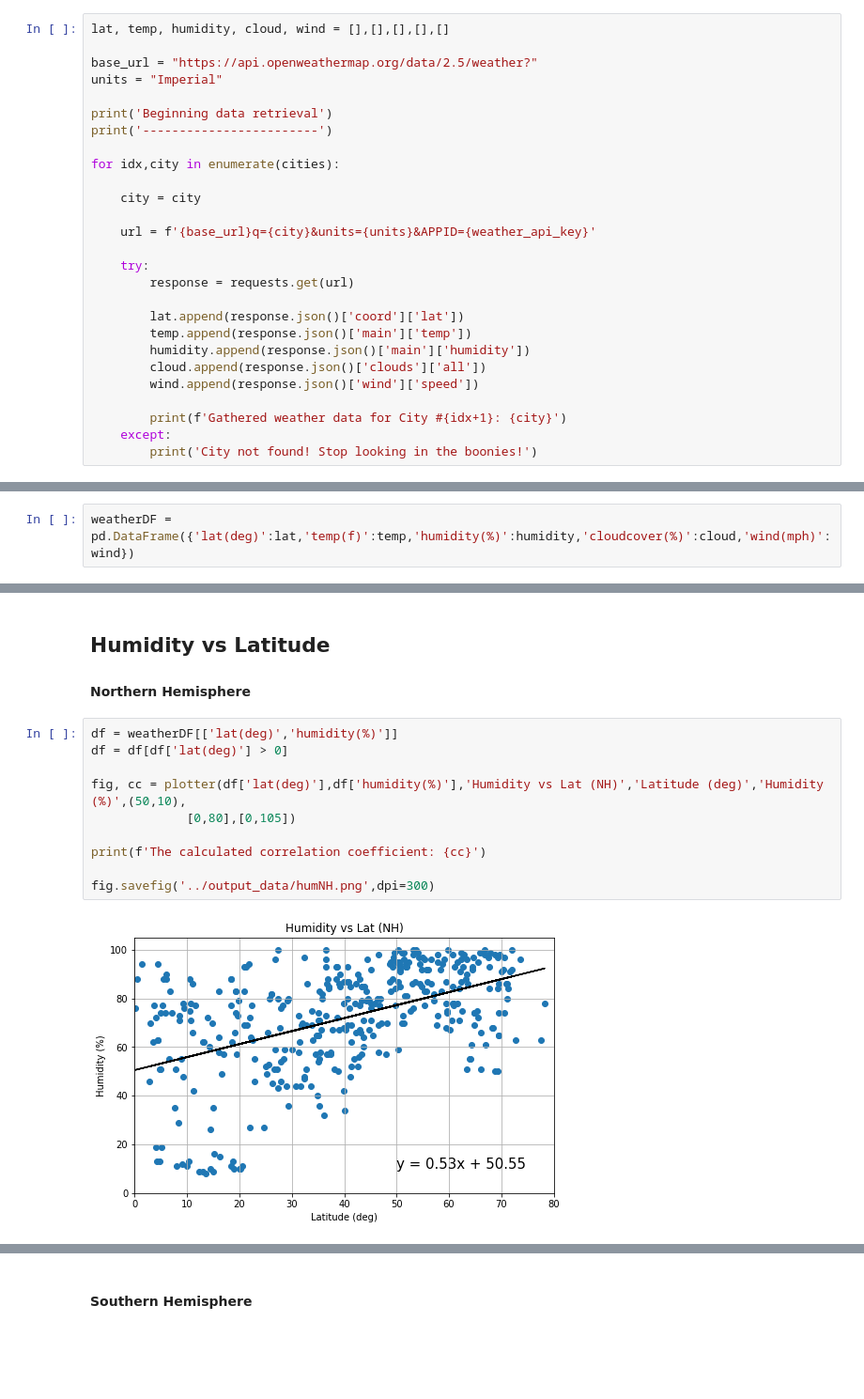
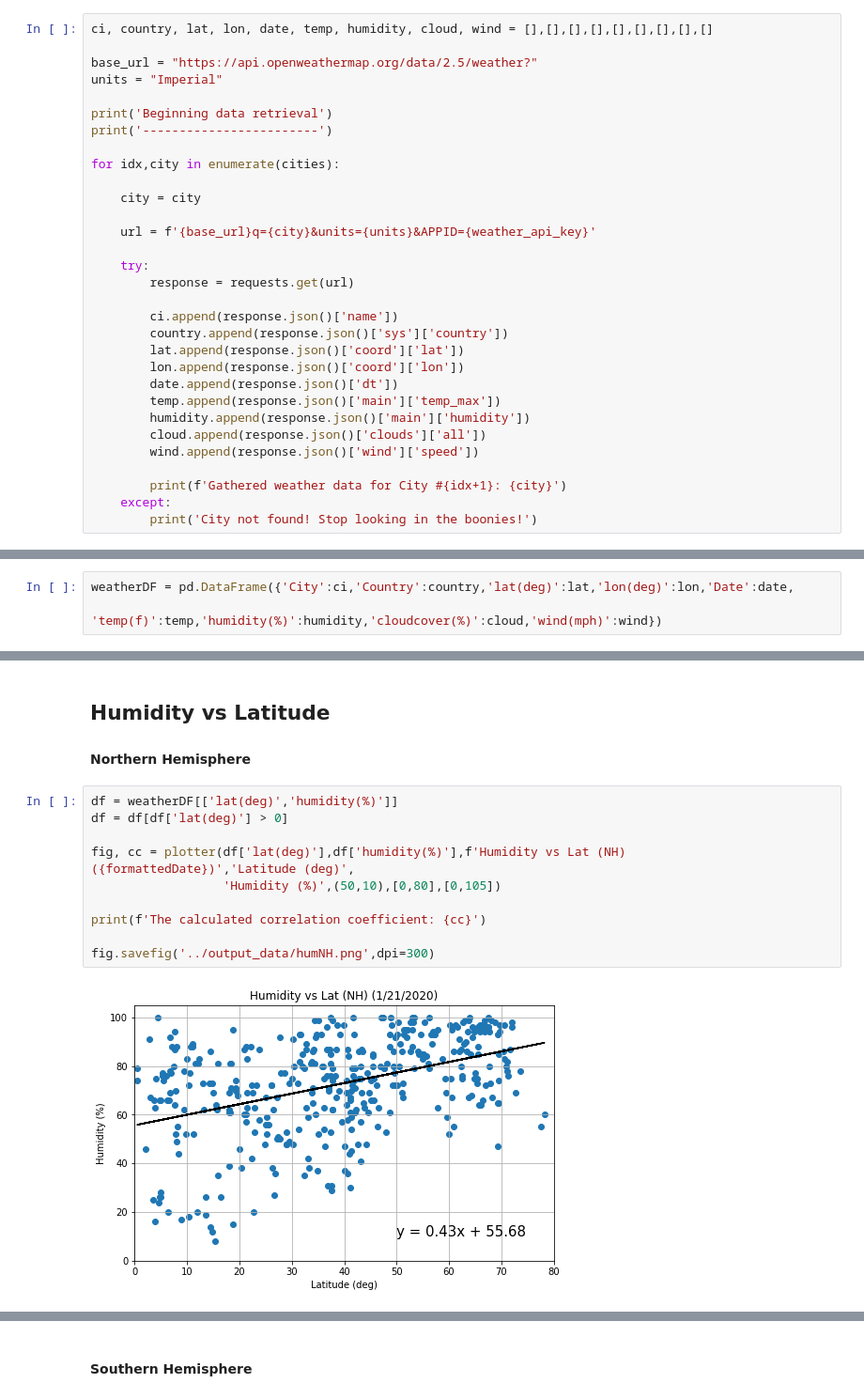
Before and after one commit to jpicca/python-api-challenge, a Jupyter notebook: WeatherPy/WeatherPy.ipynb, the cells around one changed output, grey strips where cells are left out. Shown: that part at 94% size. Cells and saved outputs as stored; diff of their text form; blank space fills up the shorter version.

Commit message:
Updated weatherpy to include maxtemp, lon, city info, and date timestamps

```diff
--- a/WeatherPy/WeatherPy.ipynb
+++ b/WeatherPy/WeatherPy.ipynb
@@ -53,7 +53,7 @@ len(cities)
 * Perform a weather check on each city using a series of successive API calls.
 * Include a print log of each city as it'sbeing processed (with the city number and city name).
 # %%
-lat, temp, humidity, cloud, wind = [],[],[],[],[]
+ci, country, lat, lon, date, temp, humidity, cloud, wind = [],[],[],[],[],[],[],[],[]
 
 base_url = "https://api.openweathermap.org/data/2.5/weather?"
 units = "Imperial"
@@ -70,8 +70,12 @@ for idx,city in enumerate(cities):
     try:
         response = requests.get(url)
 
+        ci.append(response.json()['name'])
+        country.append(response.json()['sys']['country'])
         lat.append(response.json()['coord']['lat'])
-        temp.append(response.json()['main']['temp'])
+        lon.append(response.json()['coord']['lon'])
+        date.append(response.json()['dt'])
+        temp.append(response.json()['main']['temp_max'])
         humidity.append(response.json()['main']['humidity'])
         cloud.append(response.json()['clouds']['all'])
         wind.append(response.json()['wind']['speed'])
@@ -100,2 +124,3 @@ Gathered weather data for City #616: mungwi
 # %%
-weatherDF = pd.DataFrame({'lat(deg)':lat,'temp(f)':temp,'humidity(%)':humidity,'cloudcover(%)':cloud,'wind(mph)':wind})
+weatherDF = pd.DataFrame({'City':ci,'Country':country,'lat(deg)':lat,'lon(deg)':lon,'Date':date,
+                          'temp(f)':temp,'humidity(%)':humidity,'cloudcover(%)':cloud,'wind(mph)':wind})
@@ -197,12 +226,12 @@ The calculated correlation coefficient: 0.6222055942990001
 # %%
 df = weatherDF[['lat(deg)','humidity(%)']]
 df = df[df['lat(deg)'] > 0]
 
-fig, cc = plotter(df['lat(deg)'],df['humidity(%)'],'Humidity vs Lat (NH)','Latitude (deg)','Humidity (%)',(50,10),
-             [0,80],[0,105])
+fig, cc = plotter(df['lat(deg)'],df['humidity(%)'],f'Humidity vs Lat (NH) ({formattedDate})','Latitude (deg)',
+                  'Humidity (%)',(50,10),[0,80],[0,105])
 
 print(f'The calculated correlation coefficient: {cc}')
 
 fig.savefig('../output_data/humNH.png',dpi=300)
 # %% [output]
-[figure, old version]
+[figure, new version]
```
Also changed, not shown: parts of 14 cells of this notebook.
